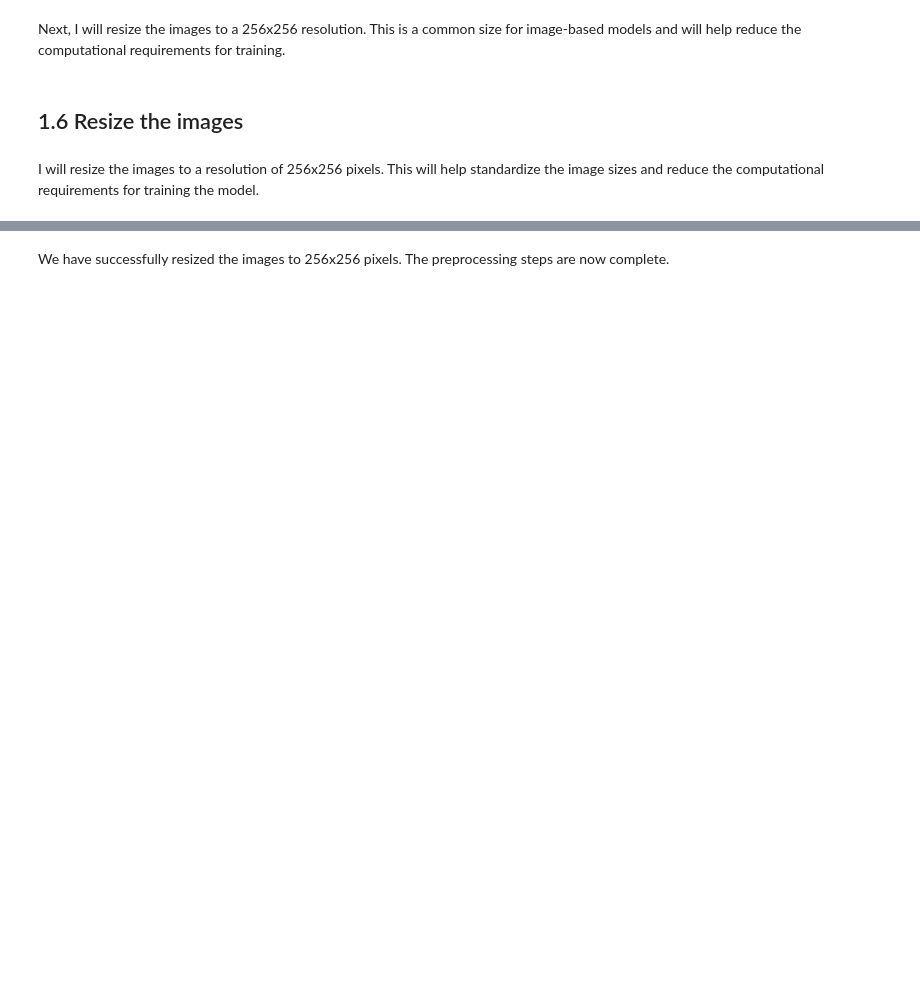
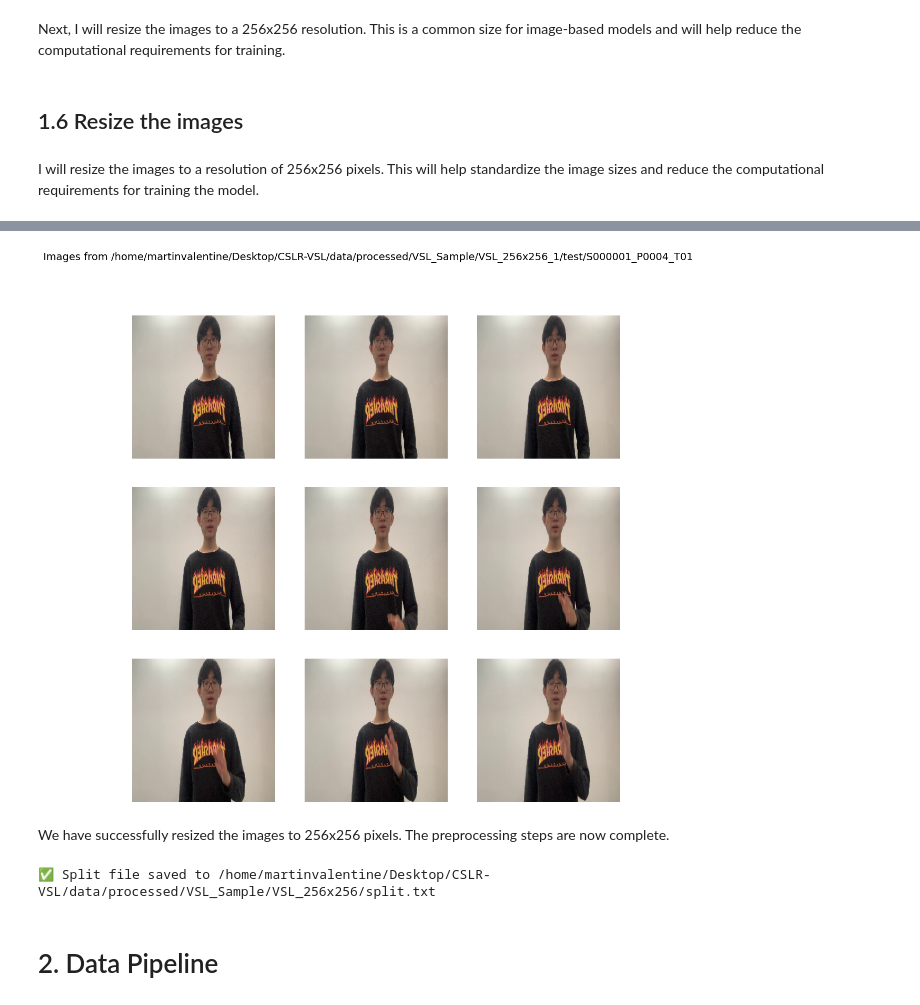
Before and after one commit to martinvalentine/CSLR-VSL, a Jupyter notebook: notebooks/pipeline_corrnet.ipynb, the cells around one changed output, grey strips where cells are left out. Cells and saved outputs as stored; diff of their text form; code cells hidden in the pictures; blank space fills up the shorter version.

Commit message:
Adjust the data preprocess similar to CSL-Daily

```diff
--- a/notebooks/pipeline_corrnet.ipynb
+++ b/notebooks/pipeline_corrnet.ipynb
@@ -379,18 +527,0 @@ stm_file = os.path.join(stm_file_path, "vsl-ground-truth-dev.npy")
-# %%
-# Open file for writing
-with open(stm_file, "w") as f:
-    for _, row in df.iterrows():
-        video_path = row["video"]  # Example: "12July_2010_Monday_heute-244/1/*.png"
-        label = row["orth"].upper()  # Convert gloss labels to uppercase
-
-        # Extract fileid from the video path (removing "/*.png")
-        fileid = "/".join(video_path.split("/")[:-1])  # Keeps "12July_2010_Monday_heute-244/0"
-
-
-        # Set a default signer value since it is not provided in the CSV
-        signer = "UnknownSigner"
-
-        # STM format: fileid 1 signer start_time end_time gloss_sequence
-        f.write(f"{fileid} 1 {signer} 0.0 1.79769e+308 {label}\n")
-
-print(f"Ground truth STM saved to {stm_file}")
@@ -503,2 +755,63 @@ Saved: ./processed/VSL_Sample_256x256/Ban-keo-bao_nhieu/4/frame0050.png
+# %%
+import os
+import matplotlib.pyplot as plt
+import matplotlib.image as mpimg
+import glob
+
+# Define the image folder path
+image_folder = "/home/martinvalentine/Desktop/CSLR-VSL/data/processed/VSL_Sample/VSL_256x256_1/test/S000001_P0004_T01"
+
+# Get the list of resized images
+resized_images = sorted(glob.glob(os.path.join(image_folder, "*.png")))
+
+# Check if images exist
+if not resized_images:
+    raise ValueError(f"No images found in '{image_folder}'")
+
+# Limit to 9 images (or however many exist)
+num_images = min(len(resized_images), 9)
+
+# Plot the images
+plt.figure(figsize=(12, 12))
+for i in range(num_images):
+    plt.subplot(3, 3, i + 1)
+    img = mpimg.imread(resized_images[i])
+    plt.imshow(img)
+    plt.axis("off")
+
+plt.suptitle(f"Images from {image_folder}", fontsize=14)
+plt.show()
+# %% [output]
+[figure, added]
 # %% [markdown]
 We have successfully resized the images to 256x256 pixels. The preprocessing steps are now complete.
+# %%
+# GENERATE SPLIT.TXT
+import os
+
+# Define paths to your dataset folders
+dataset_root = "/home/martinvalentine/Desktop/CSLR-VSL/data/processed/VSL_Sample/VSL_256x256"
+splits = ["train", "dev", "test"]
+
+# Define output file path
+split_file_path = os.path.join(dataset_root, "split.txt")
+
+# Open file for writing
+with open(split_file_path, "w") as f:
+    f.write("fileid|split\n")  # Header row
+
+    for split in splits:
+        split_folder = os.path.join(dataset_root, split)
+
+        # Scan subdirectories
+        for folder in os.listdir(split_folder):
+            folder_path = os.path.join(split_folder, folder)
+
+            if os.path.isdir(folder_path):  # Only process directories
+                f.write(f"{folder}|{split}\n")
+
+print(f"✅ Split file saved to {split_file_path}")
+# %% [output]
+✅ Split file saved to /home/martinvalentine/Desktop/CSLR-VSL/data/processed/VSL_Sample/VSL_256x256/split.txt
+# %% [markdown]
+# 2. Data Pipeline
```
Also changed, not shown: parts of 53 cells of this notebook.
